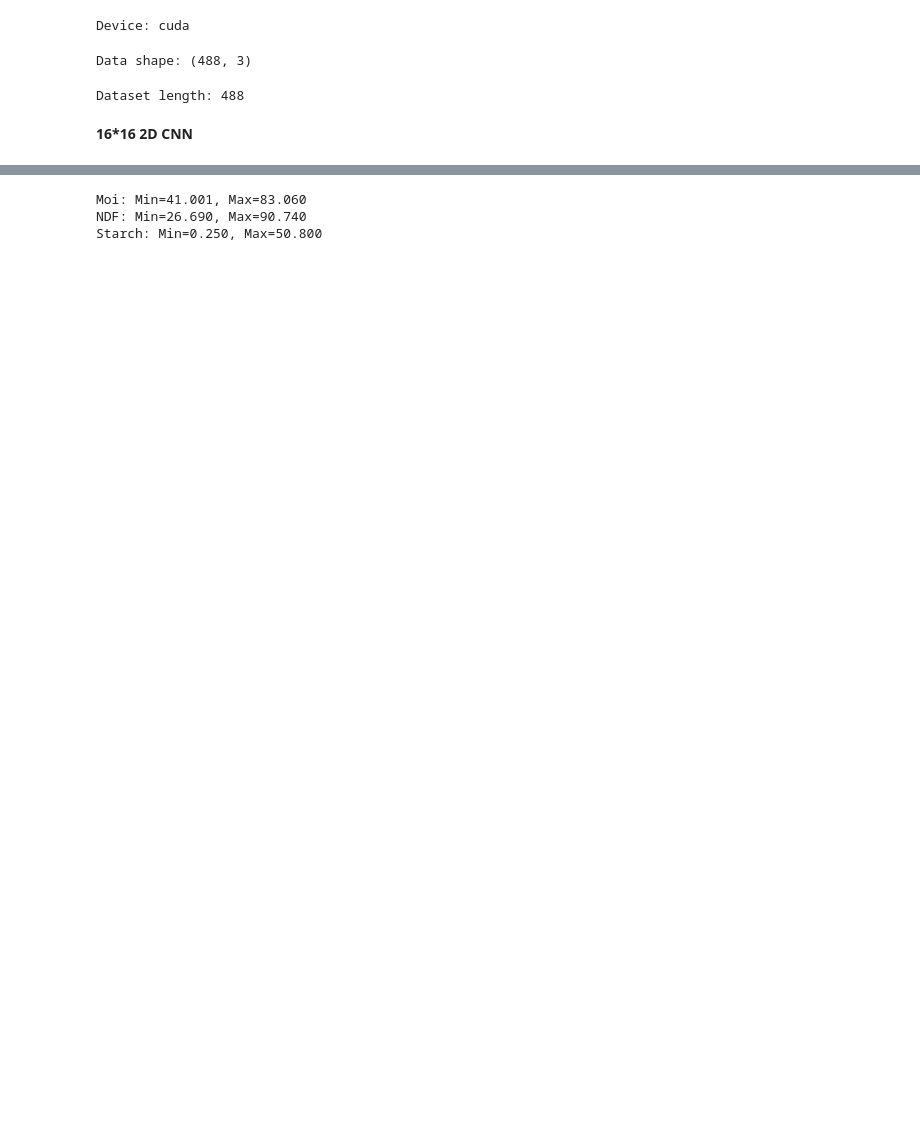
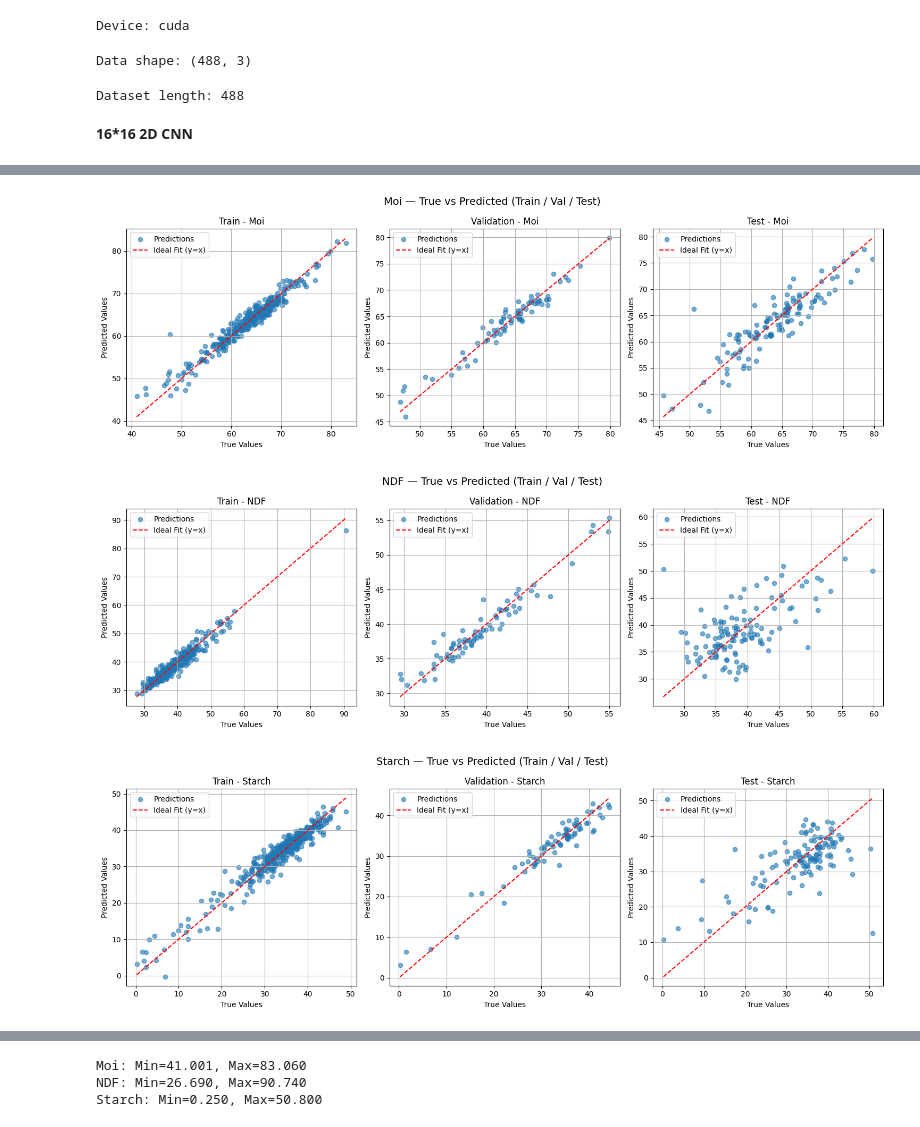
Before and after one commit to Raoina/Spectra-2-Image, a Jupyter notebook: notebooks/models/2d_CNN/2D_CNN_Cutting_Reshape_16_65.ipynb, the cells around one changed output, grey strips where cells are left out. Drawn from its saved outputs; the diff is of its cells as text; code cells hidden in the pictures; blank space fills up the shorter version.

```diff
--- a/notebooks/models/2d_CNN/2D_CNN_Cutting_Reshape_16_65.ipynb
+++ b/notebooks/models/2d_CNN/2D_CNN_Cutting_Reshape_16_65.ipynb
@@ -372,0 +403,27 @@ Starch: RMSE=6.046, R2=0.509, Bias=-0.228
+# %%
+# =============================================
+# ====== 12. Plot All Targets (Train/Val/Test) ======
+# =============================================
+for i, t in enumerate(TARGETS):
+    fig, axes = plt.subplots(1, 3, figsize=(15, 5))
+    datasets = [("Train", train_true, train_pred),
+                ("Validation", val_true, val_pred),
+                ("Test", test_true, test_pred)]
+
+    for ax, (name, y_true, y_pred) in zip(axes, datasets):
+        ax.scatter(y_true[:, i], y_pred[:, i], alpha=0.6, label="Predictions")
+        min_val, max_val = y_true[:, i].min(), y_true[:, i].max()
+        ax.plot([min_val, max_val], [min_val, max_val], 'r--', label="Ideal Fit (y=x)")
+        ax.set_xlabel("True Values")
+        ax.set_ylabel("Predicted Values")
+        ax.set_title(f"{name} - {t}")
+        ax.legend()
+        ax.grid(True)
+
+    plt.suptitle(f"{t} — True vs Predicted (Train / Val / Test)", fontsize=14)
+    plt.tight_layout()
+    plt.show()
+# %% [output]
+[figure, added]
+[figure, added]
+[figure, added]
```
Also changed, not shown: parts of 9 cells of this notebook.
